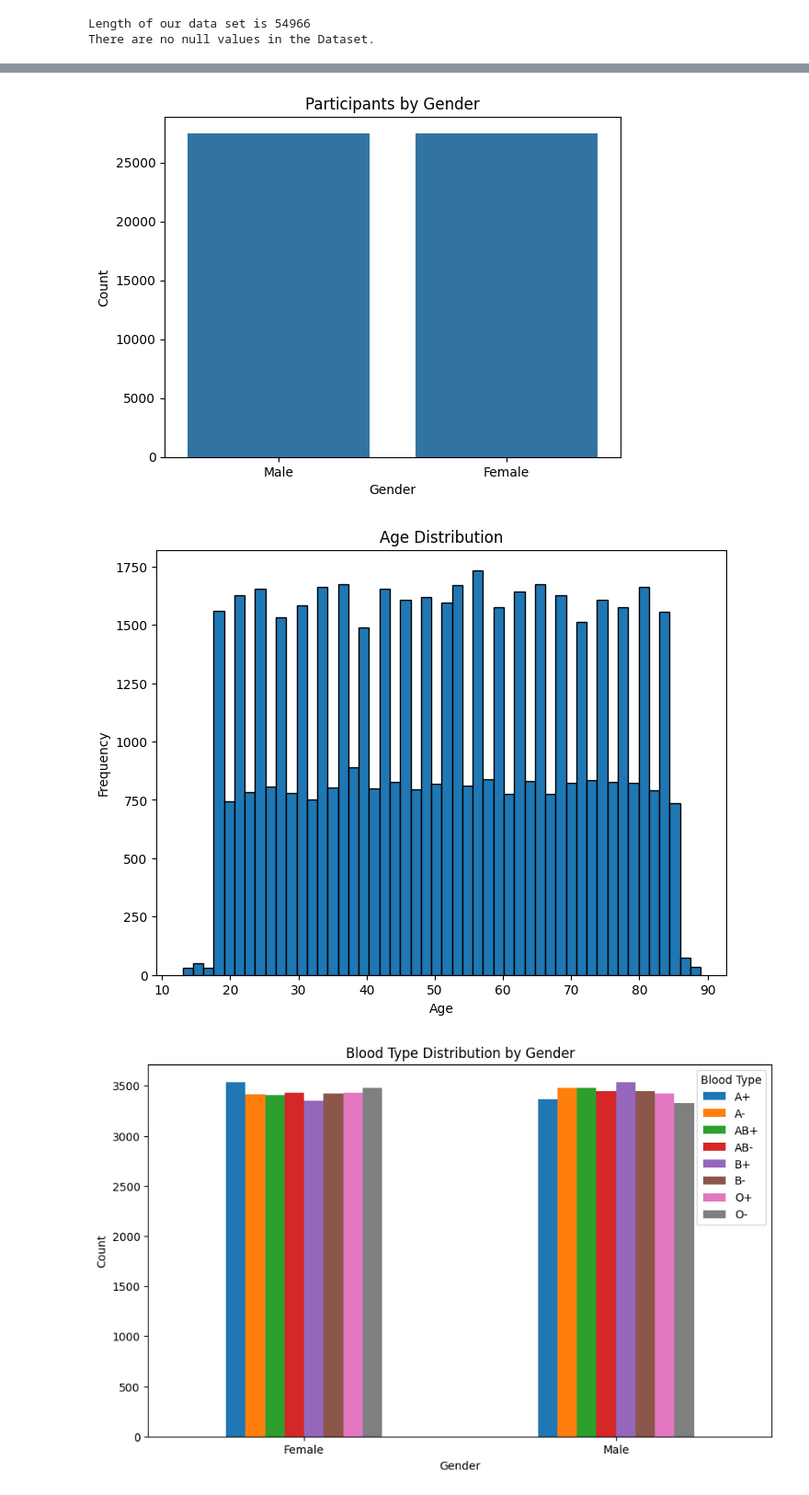
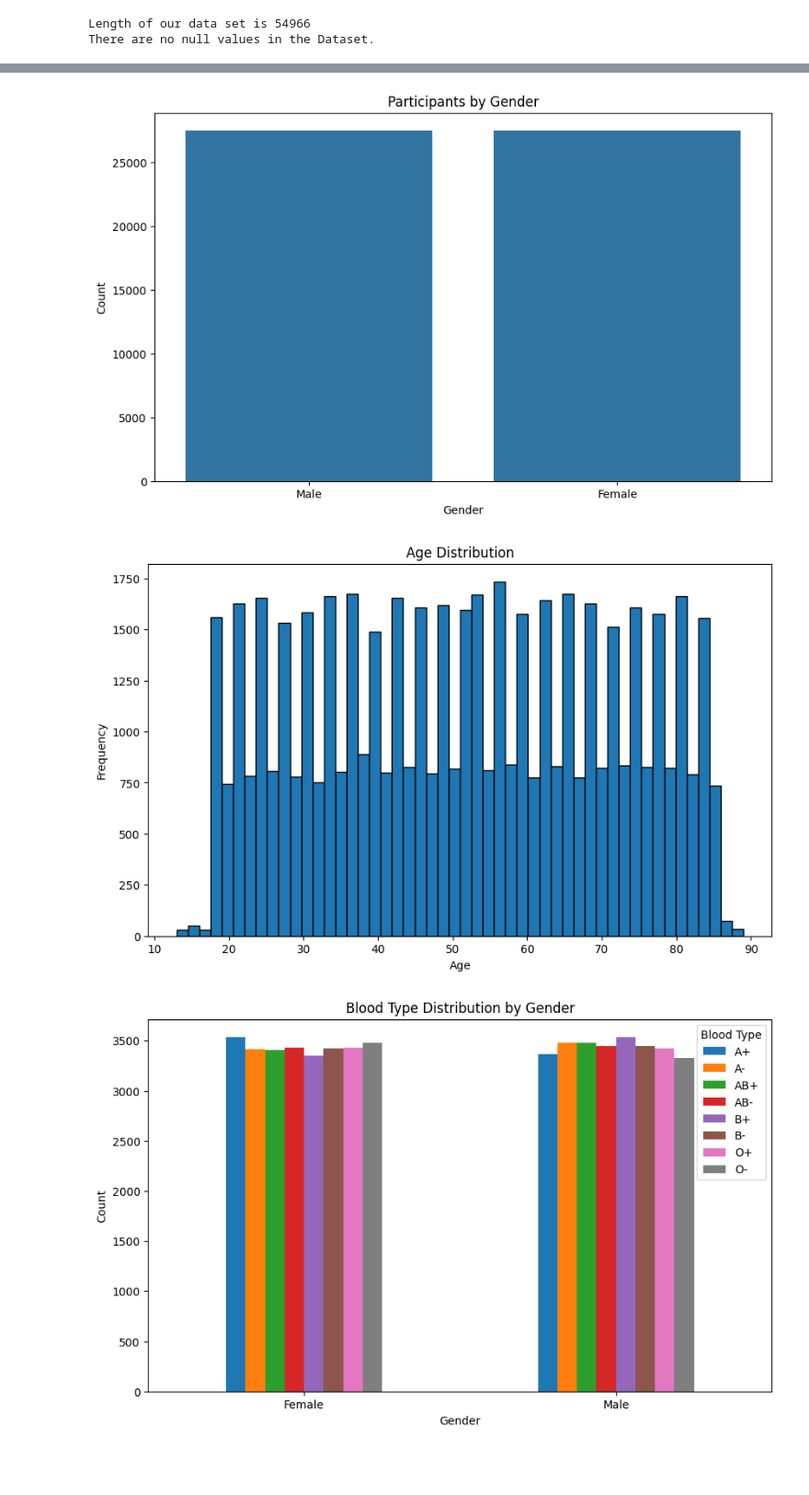
Before and after one commit to pettoss/AAI-500-project, a Jupyter notebook: AAI500_Final_Project.ipynb, the cells around one changed output, grey strips where cells are left out. Shown: that part at 92% size. Cells and saved outputs as stored; diff of their text form; code cells hidden in the pictures; blank space fills up the shorter version.

```diff
--- a/AAI500_Final_Project.ipynb
+++ b/AAI500_Final_Project.ipynb
@@ -5,21 +5,21 @@ import numpy as np
 import matplotlib.pyplot as plt
 import seaborn as sns
 # %%
-# Read the healt data set using pandas lib
-healt_data = pd.read_csv ("healthcare_dataset.csv", sep =",")
+# Read the health data set using pandas lib
+health_data = pd.read_csv ("healthcare_dataset.csv", sep =",")
 
 # Remove all the duplicates from our data set
-healt_data = healt_data.drop_duplicates()
+health_data = health_data.drop_duplicates()
 
 # Remove rows with null value
-healt_data = healt_data.dropna()
+health_data = health_data.dropna()
 
 # Length of our data set
-print(f"Length of our data set is {len(healt_data)}")
+print(f"Length of our data set is {len(health_data)}")
 
 # Check if there are any null values in the dataset after cleaning
 
-has_nan = healt_data.isna().any().any()
+has_nan = health_data.isna().any().any()
 
 if has_nan:
     print("There are null values in the Dataset.")
@@ -39,22 +39,23 @@ healt_data.head(5)
 | 4 | adrIENNE bEll | 43 | Female | AB+ | Cancer | 2022-09-19 | Kathleen Hanna | White-White | ... |
 # %%
 # Plot of pariticpants by gender in our dataset
-sns.countplot(x=healt_data['Gender'], data=healt_data)
+plt.figure(figsize=(10, 6))
+sns.countplot(x=health_data['Gender'], data=health_data)
 plt.title('Participants by Gender')
 plt.xlabel('Gender')
 plt.ylabel('Count')
 plt.show()
 # %% [output]
-[figure, old version]
+[figure, new version]
 # %%
 # Distribution of participant age in our dataset
-plt.figure(figsize=(8, 6))
-plt.hist(healt_data['Age'], bins=50, edgecolor='black')  # Adjust number of bins as needed
+plt.figure(figsize=(10, 6))
+plt.hist(health_data['Age'], bins=50, edgecolor='black')  # Adjust number of bins as needed
 plt.title('Age Distribution')
 plt.xlabel('Age')
 plt.ylabel('Frequency')
 plt.show()
 # %% [output]
-[figure, old version]
+[figure, new version]
 # %%
 # Group by 'gender' and 'blood_type'
```
Also changed, not shown: parts of 4 cells of this notebook.
